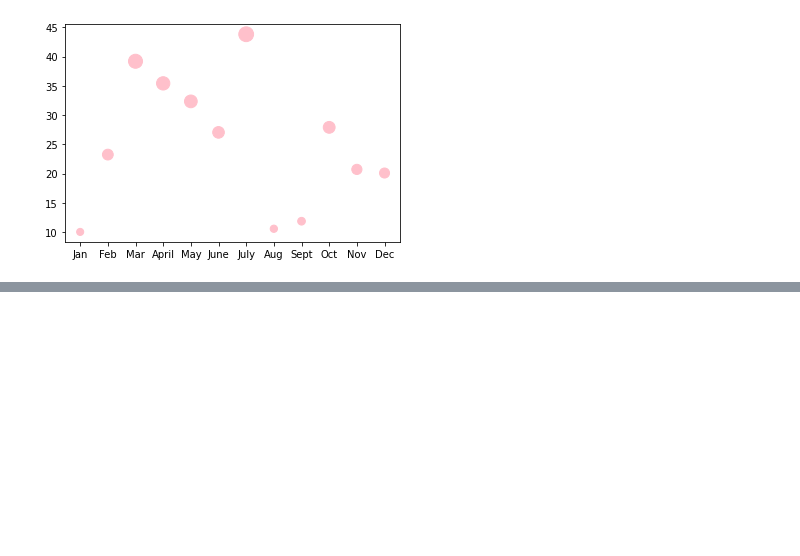
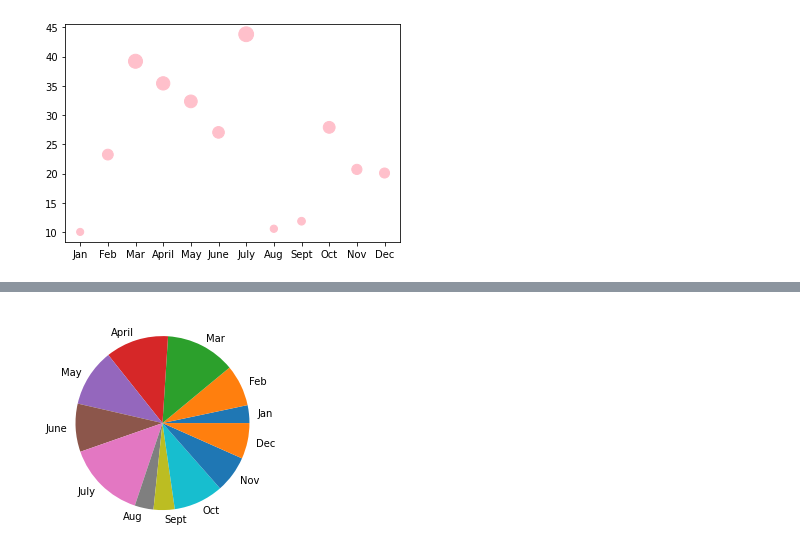
Before and after one commit to mackenziecoushayrichter/PyBer_Analysis, a Jupyter notebook: matplotlib_practice.ipynb, the cells around one changed output, grey strips where cells are left out. Saved outputs shown, nothing was run; the diff lists cells and outputs as text; code cells hidden in the pictures; blank space fills up the shorter version.

```diff
--- a/matplotlib_practice.ipynb
+++ b/matplotlib_practice.ipynb
@@ -271,0 +286,6 @@ ax.scatter(x_axis,y_axis,color="Pink", s =[i * 5 for i in y_axis])
+# %%
+fig, ax = plt.subplots()
+ax.pie(y_axis, labels=x_axis)
+plt.show()
+# %% [output]
+[figure, added]
```
Also changed, not shown: parts of 2 cells of this notebook.
